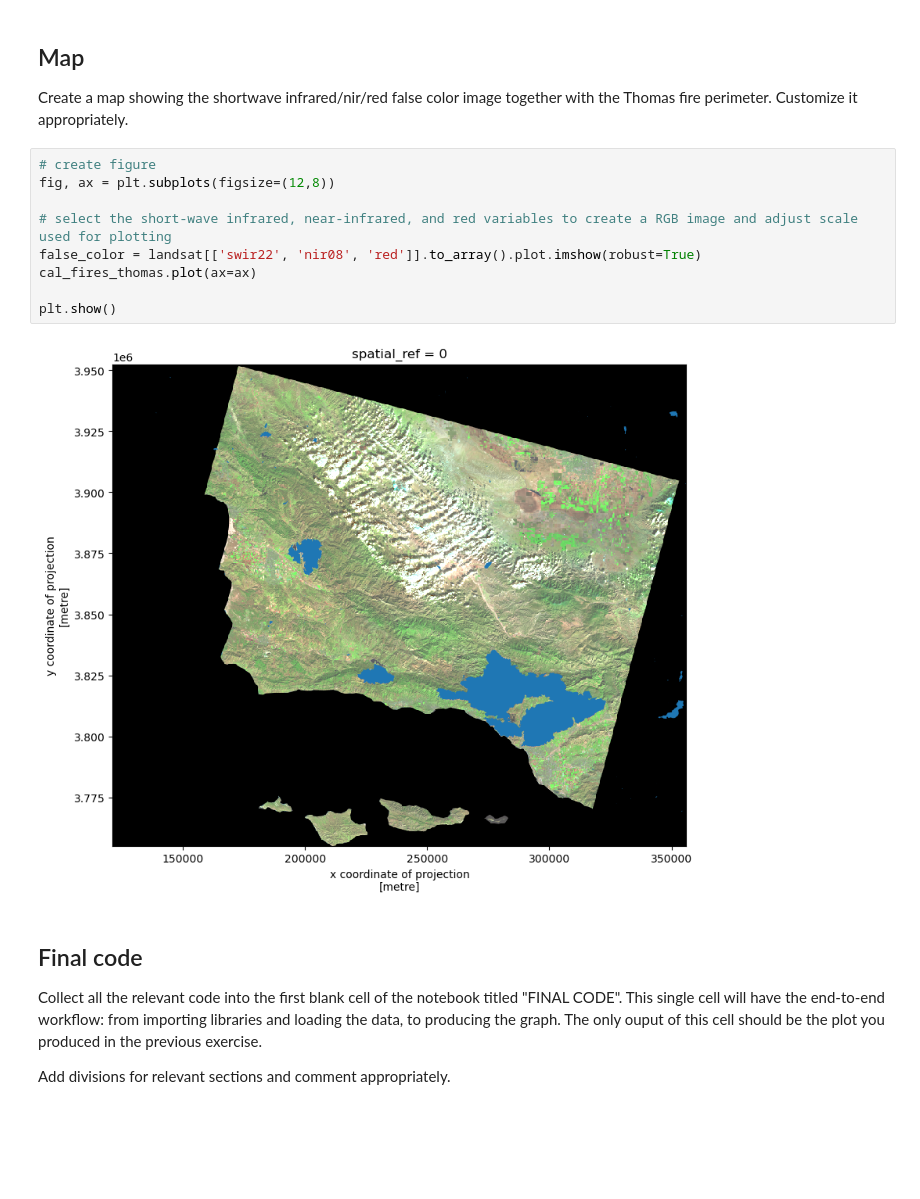
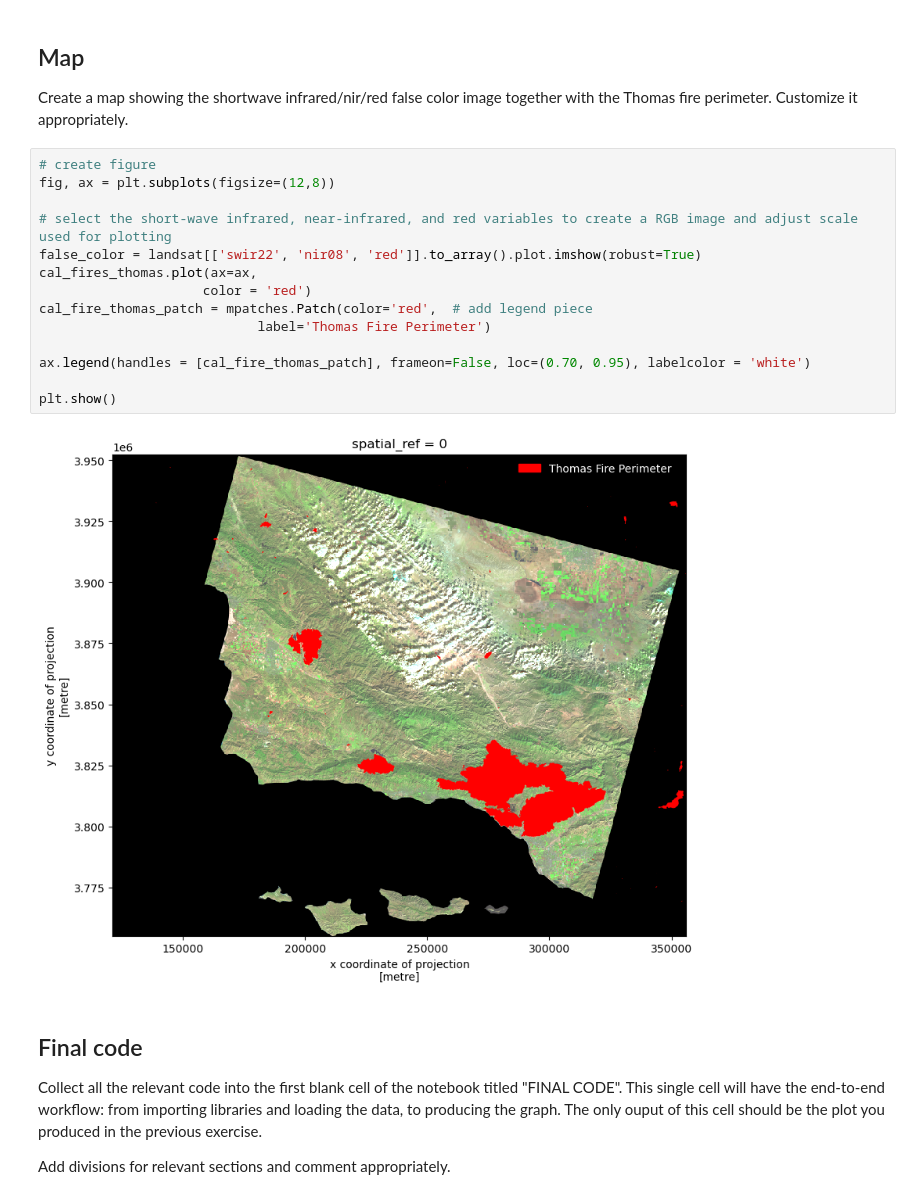
Before and after one commit to mwidas/eds220-hwk-4, a Jupyter notebook: hwk4-task2-false-color.ipynb, the cells around one changed output. Drawn from its saved outputs; the diff is of its cells as text; blank space fills up the shorter version.

```diff
--- a/hwk4-task2-false-color.ipynb
+++ b/hwk4-task2-false-color.ipynb
@@ -218,14 +309,19 @@ Customize it appropriately.
 # %%
 # create figure
 fig, ax = plt.subplots(figsize=(12,8))
 
 # select the short-wave infrared, near-infrared, and red variables to create a RGB image and adjust scale used for plotting
 false_color = landsat[['swir22', 'nir08', 'red']].to_array().plot.imshow(robust=True)
-cal_fires_thomas.plot(ax=ax)
+cal_fires_thomas.plot(ax=ax,
+                     color = 'red')
+cal_fire_thomas_patch = mpatches.Patch(color='red',  # add legend piece
+                            label='Thomas Fire Perimeter')
+
+ax.legend(handles = [cal_fire_thomas_patch], frameon=False, loc=(0.70, 0.95), labelcolor = 'white')
 
 plt.show()
 # %% [output]
-[figure, old version]
+[figure, new version]
 # %% [markdown]
 ## Final code
 
```
Also changed, not shown: parts of 3 cells of this notebook.
